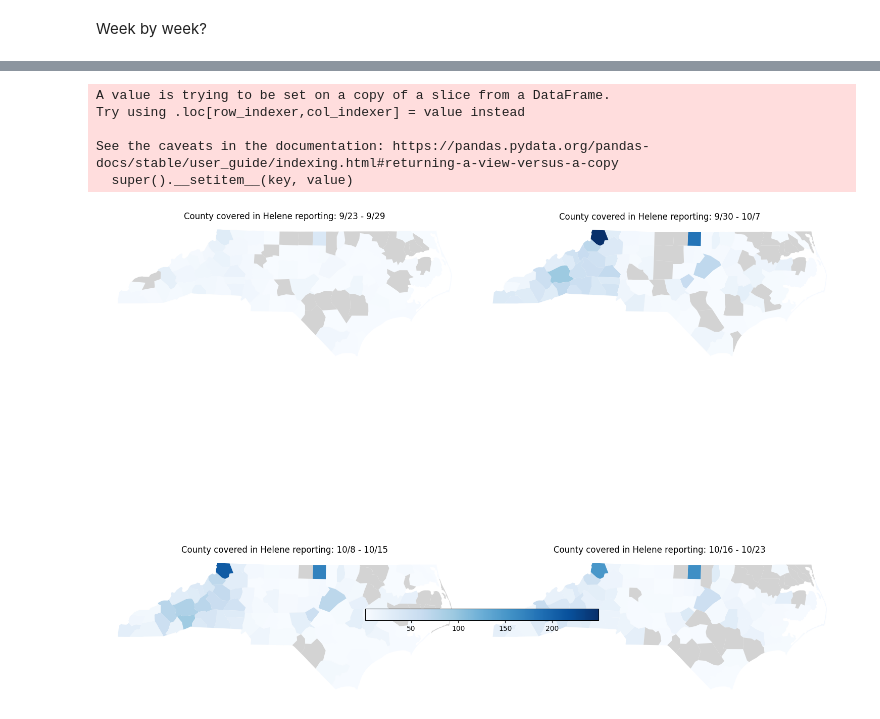
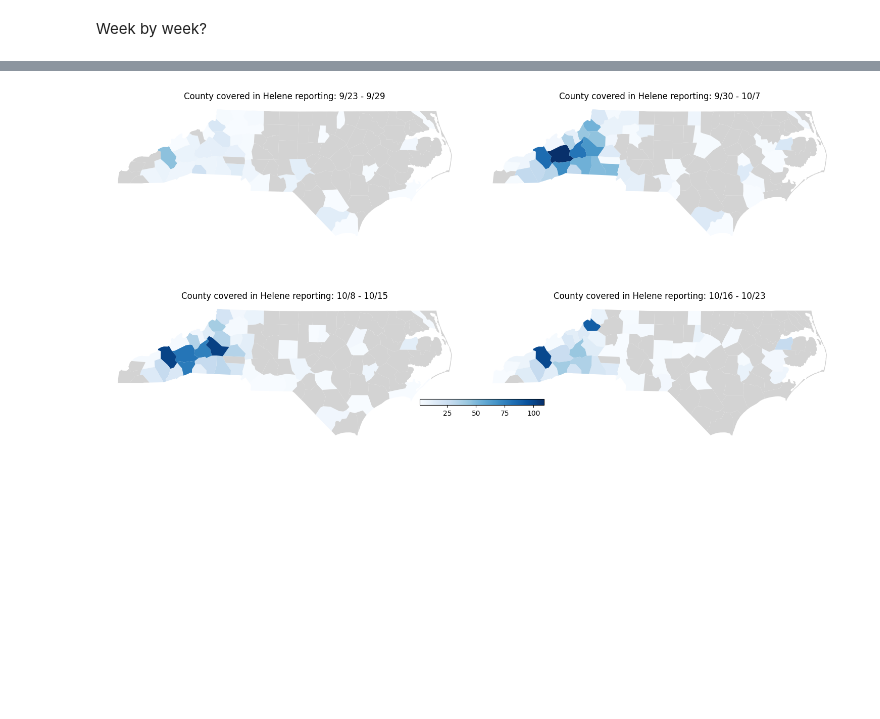
Before and after one commit to yanansun0074/helene_coverage, a Jupyter notebook: news_analysis.ipynb, the cells around one changed output, grey strips where cells are left out. Cells and saved outputs as stored; diff of their text form; code cells hidden in the pictures; blank space fills up the shorter version.

Commit message:
Update data + correct geo mapping

```diff
--- a/news_analysis.ipynb
+++ b/news_analysis.ipynb
@@ -207,16 +205,33 @@ sub_articles = articles[articles['word_count'] != '']
 # Import geojson data
 us_counties = gpd.read_file("https://raw.githubusercontent.com/plotly/datasets/master/geojson-counties-fips.json")
 nc_counties = us_counties[us_counties['STATE'] == '37']     # NC only
+# %%
+# Load the pre-trained spaCy model
+nlp = spacy.load('en_core_web_sm')
+text = articles['cleaned_article'][0]
+
+# FUNC: find location entity using NER
+# Return (List) of locations in text
+def ner_location(text):
+    doc = nlp(text)
+    loc = []
+    for ent in doc.ents:
+        if ent.label_ == "GPE":  # GPE = Geopolitical Entity
+            loc.append(ent.text)
+            # print(f"Location identified: {ent.text}")
+    return loc
 # %%
 # FUNC: detect if text contains county in c_list
 # if so, +1 to the value of that county in c_dict
 def detect_place(text, c_list, c_dict):
     if text == "":
         return
-    for county in c_list:
-        if text != "" and county in text:
-            if county in c_dict.keys():
-                c_dict[county] +=1
+    locations = ner_location(text)
+    for loc in locations:
+        loc = loc.lower().replace(' county','')
+        if loc in c_list:
+            if loc in c_dict.keys():
+                c_dict[loc] +=1
             else:
-                c_dict[county] = 1
+                c_dict[loc] = 1
 # %% [markdown]
@@ -486,41 +484,34 @@ merged_4 = nc_counties.merge(c_df_4, left_on='NAME_2', right_on='County', how='l
 vmin = min(merged['coverage'].min(), merged_2['coverage'].min(), merged_3['coverage'].min(), merged_4['coverage'].min())
 vmax = max(merged['coverage'].max(), merged_2['coverage'].max(), merged_3['coverage'].max(), merged_4['coverage'].max())
 
-
-fig, axes = plt.subplots(2, 2, figsize=(15, 15))
+fig, axes = plt.subplots(2, 2, figsize=(15, 8))
 
 # Flatten the axes for easy access
 axes = axes.flatten()
 
 merged.plot(column='coverage', ax=axes[0], legend=False, cmap='Blues', missing_kwds={"color": "lightgrey", "label": "No data"}, vmin=vmin, vmax=vmax)
 axes[0].set_title("County covered in Helene reporting: 9/23 - 9/29")
 axes[0].axis('off')
 
 merged_2.plot(column='coverage', ax=axes[1], legend=False, cmap='Blues', missing_kwds={"color": "lightgrey", "label": "No data"}, vmin=vmin, vmax=vmax)
 axes[1].set_title("County covered in Helene reporting: 9/30 - 10/7")
 axes[1].axis('off')
 
 merged_3.plot(column='coverage', ax=axes[2], legend=False, cmap='Blues', missing_kwds={"color": "lightgrey", "label": "No data"}, vmin=vmin, vmax=vmax)
 axes[2].set_title("County covered in Helene reporting: 10/8 - 10/15")
 axes[2].axis('off')
 
 merged_4.plot(column='coverage', ax=axes[3], legend=False, cmap='Blues', missing_kwds={"color": "lightgrey", "label": "No data"}, vmin=vmin, vmax=vmax)
 axes[3].set_title("County covered in Helene reporting: 10/16 - 10/23")
 axes[3].axis('off')
 
 # Add a shared colorbar
 sm = plt.cm.ScalarMappable(cmap='Blues', norm=plt.Normalize(vmin=vmin, vmax=vmax))
 sm._A = []  # Required for ScalarMappable with no data
 cbar = fig.colorbar(sm, ax=axes, orientation='horizontal', fraction=0.02, pad=0.2)
 
-plt.tight_layout()
-
+fig.tight_layout(h_pad=0.5)
 # plt.title("County covered in reporting that mentions Helene before and after Oct 7")
 plt.show()
 # %% [output]
-A value is trying to be set on a copy of a slice from a DataFrame.
-Try using .loc[row_indexer,col_indexer] = value instead
-
-See the caveats in the documentation: https://pandas.pydata.org/pandas-docs/stable/user_guide/indexing.html#returning-a-view-versus-a-copy
-  super().__setitem__(key, value)
-[figure, old version]
+[figure, new version]
```
Also changed, not shown: parts of 17 cells of this notebook, 1 other file.
